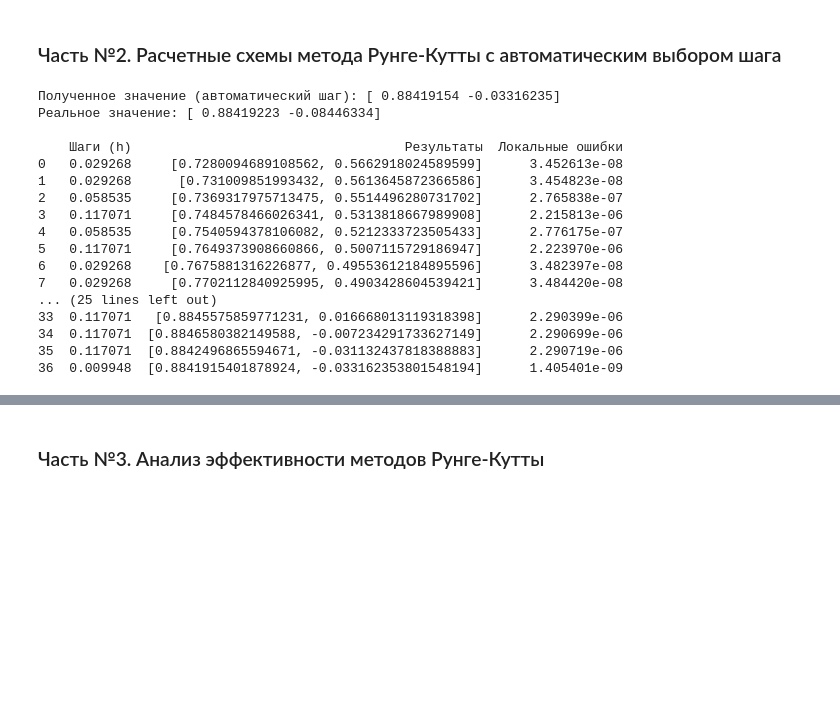
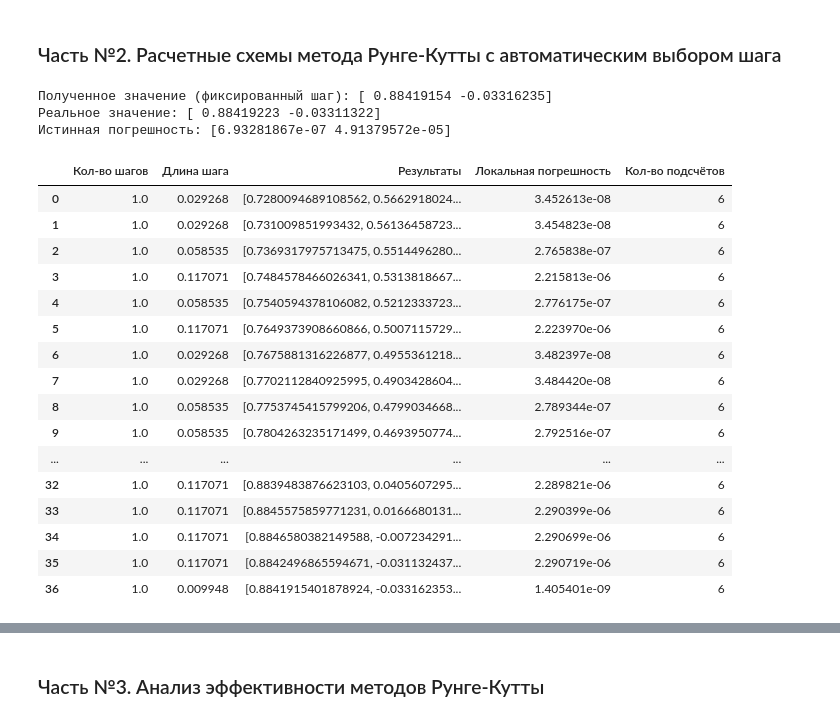
Before and after one commit to NRina4/Numerical-Methods, a Jupyter notebook: Тема №8/task8.ipynb, the cells around one changed output, grey strips where cells are left out. Cells and saved outputs as stored; diff of their text form; code cells hidden in the pictures; blank space fills up the shorter version.

```diff
--- a/Тема №8/task8.ipynb
+++ b/Тема №8/task8.ipynb
@@ -109,34 +121,39 @@ n=33, h=0.09600851500211612
 # %% [markdown]
 ### Часть №2. Расчетные схемы метода Рунге-Кутты с автоматическим выбором шага
 # %%
-auto_step_results_2, local_errors_2, steps_2 = auto_step(x0, x1, y0, s_2, params)
+auto_step_values_2, auto_step_local_errors_2, auto_step_steps_2, auto_step_calc_count_2 = auto_step(x0, x1, y0, s_2, params)
 
-df_2 = pd.DataFrame({
-    "Шаги (h)": steps_2,
-    "Результаты": auto_step_results_2,
-    "Локальные ошибки": local_errors_2
+df_auto_2 = pd.DataFrame({
+    "Кол-во шагов": np.ones(len(auto_step_steps_2)),
+    "Длина шага": auto_step_steps_2,
+    "Результаты": auto_step_values_2.tolist(),
+    "Локальная погрешность": auto_step_local_errors_2,
+    "Кол-во подсчётов": auto_step_calc_count_2,
 })
 
-# Вывод таблицы
-print(f"Полученное значение (автоматический шаг): {auto_step_results_2[-1]}")
-print(f"Реальное значение: {y_true}\n")
-print(df_2)
+print(f"Полученное значение (фиксированный шаг): {auto_step_values_2[-1]}")
+print(f"Реальное значение: {y_true}")
+print(f'Истинная погрешность: {y_true - auto_step_values_2[-1]}\n')
+display(df_auto_2)
 # %% [output]
-Полученное значение (автоматический шаг): [ 0.88419154 -0.03316235]
-Реальное значение: [ 0.88419223 -0.08446334]
-
-    Шаги (h)                                   Результаты  Локальные ошибки
-0   0.029268     [0.7280094689108562, 0.5662918024589599]      3.452613e-08
-1   0.029268      [0.731009851993432, 0.5613645872366586]      3.454823e-08
-2   0.058535     [0.7369317975713475, 0.5514496280731702]      2.765838e-07
-3   0.117071     [0.7484578466026341, 0.5313818667989908]      2.215813e-06
-4   0.058535     [0.7540594378106082, 0.5212333723505433]      2.776175e-07
-5   0.117071     [0.7649373908660866, 0.5007115729186947]      2.223970e-06
-6   0.029268    [0.7675881316226877, 0.49553612184895596]      3.482397e-08
-7   0.029268     [0.7702112840925995, 0.4903428604539421]      3.484420e-08
-... (25 lines left out)
-33  0.117071   [0.8845575859771231, 0.016668013119318398]      2.290399e-06
-34  0.117071  [0.8846580382149588, -0.007234291733627149]      2.290699e-06
-35  0.117071  [0.8842496865594671, -0.031132437818388883]      2.290719e-06
-36  0.009948  [0.8841915401878924, -0.033162353801548194]      1.405401e-09
+Полученное значение (фиксированный шаг): [ 0.88419154 -0.03316235]
+Реальное значение: [ 0.88419223 -0.03311322]
+Истинная погрешность: [6.93281867e-07 4.91379572e-05]
+|  | Кол-во шагов | Длина шага | Результаты | Локальная погрешность | Кол-во подсчётов |
+| 0 | 1.0 | 0.029268 | [0.7280094689108562, 0.5662918024... | 3.452613e-08 | 6 |
+| 1 | 1.0 | 0.029268 | [0.731009851993432, 0.56136458723... | 3.454823e-08 | 6 |
+| 2 | 1.0 | 0.058535 | [0.7369317975713475, 0.5514496280... | 2.765838e-07 | 6 |
+| 3 | 1.0 | 0.117071 | [0.7484578466026341, 0.5313818667... | 2.215813e-06 | 6 |
+| 4 | 1.0 | 0.058535 | [0.7540594378106082, 0.5212333723... | 2.776175e-07 | 6 |
+| 5 | 1.0 | 0.117071 | [0.7649373908660866, 0.5007115729... | 2.223970e-06 | 6 |
+| 6 | 1.0 | 0.029268 | [0.7675881316226877, 0.4955361218... | 3.482397e-08 | 6 |
+| 7 | 1.0 | 0.029268 | [0.7702112840925995, 0.4903428604... | 3.484420e-08 | 6 |
+| 8 | 1.0 | 0.058535 | [0.7753745415799206, 0.4799034668... | 2.789344e-07 | 6 |
+| 9 | 1.0 | 0.058535 | [0.7804263235171499, 0.4693950774... | 2.792516e-07 | 6 |
+| ... | ... | ... | ... | ... | ... |
+| 32 | 1.0 | 0.117071 | [0.8839483876623103, 0.0405607295... | 2.289821e-06 | 6 |
+| 33 | 1.0 | 0.117071 | [0.8845575859771231, 0.0166680131... | 2.290399e-06 | 6 |
+| 34 | 1.0 | 0.117071 | [0.8846580382149588, -0.007234291... | 2.290699e-06 | 6 |
+| 35 | 1.0 | 0.117071 | [0.8842496865594671, -0.031132437... | 2.290719e-06 | 6 |
+| 36 | 1.0 | 0.009948 | [0.8841915401878924, -0.033162353... | 1.405401e-09 | 6 |
 # %%
```
Also changed, not shown: parts of 14 cells of this notebook, 3 other files.
